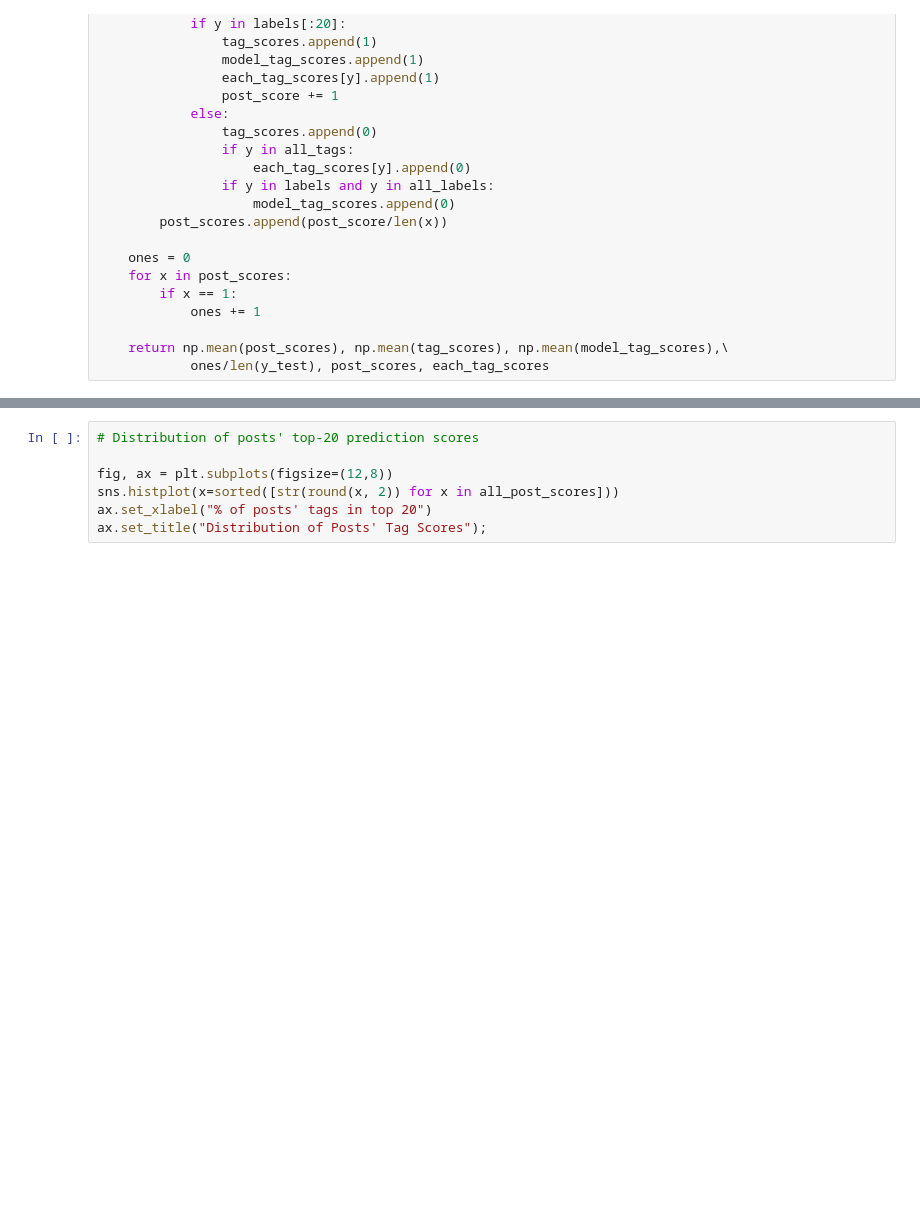
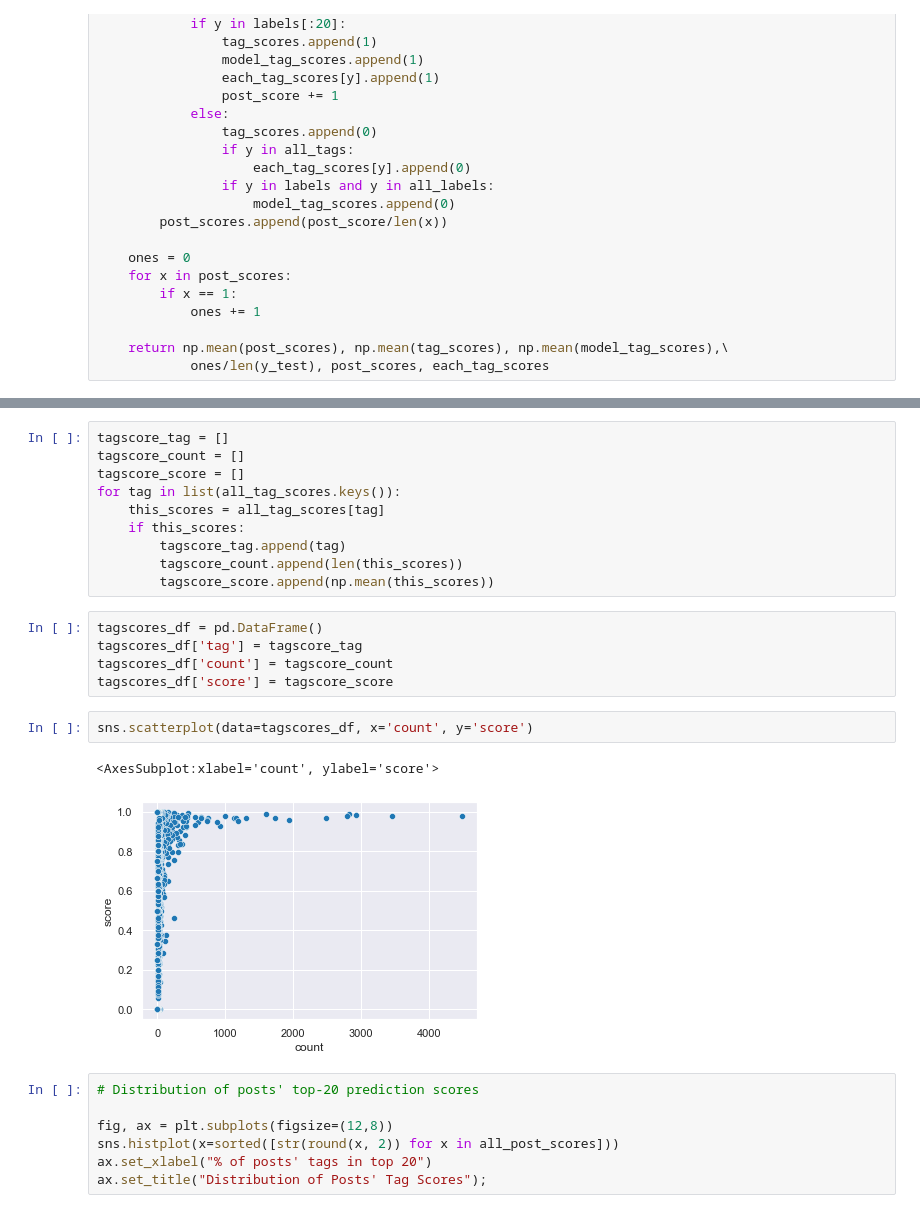
Before and after one commit to willcd/module5-project, a Jupyter notebook: phase5-project.ipynb, the cells around one changed output, grey strips where cells are left out. Drawn from its saved outputs; the diff is of its cells as text; blank space fills up the shorter version.

Commit message:
add images

```diff
--- a/phase5-project.ipynb
+++ b/phase5-project.ipynb
@@ -607,3 +611,23 @@ Scoring time: 545.453s
+# %%
+tagscore_tag = []
+tagscore_count = []
+tagscore_score = []
+for tag in list(all_tag_scores.keys()):
+    this_scores = all_tag_scores[tag]
+    if this_scores:
+        tagscore_tag.append(tag)
+        tagscore_count.append(len(this_scores))
+        tagscore_score.append(np.mean(this_scores))
+# %%
+tagscores_df = pd.DataFrame()
+tagscores_df['tag'] = tagscore_tag
+tagscores_df['count'] = tagscore_count
+tagscores_df['score'] = tagscore_score
+# %%
+sns.scatterplot(data=tagscores_df, x='count', y='score')
+# %% [output]
+<AxesSubplot:xlabel='count', ylabel='score'>
+[figure, added]
 # %%
 # Distribution of posts' top-20 prediction scores
 
```
Also changed, not shown: parts of 6 cells of this notebook, 2 other files.
